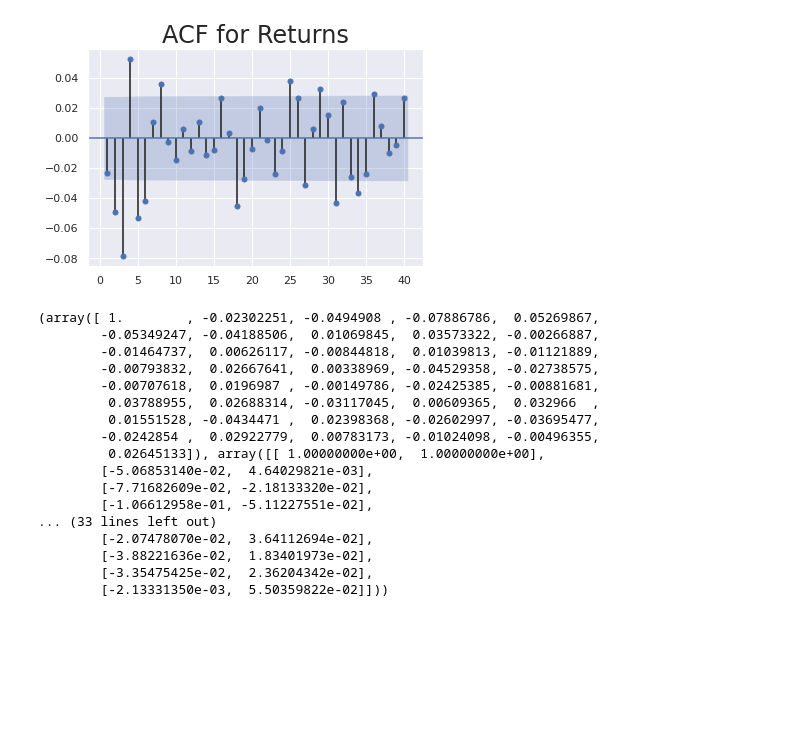
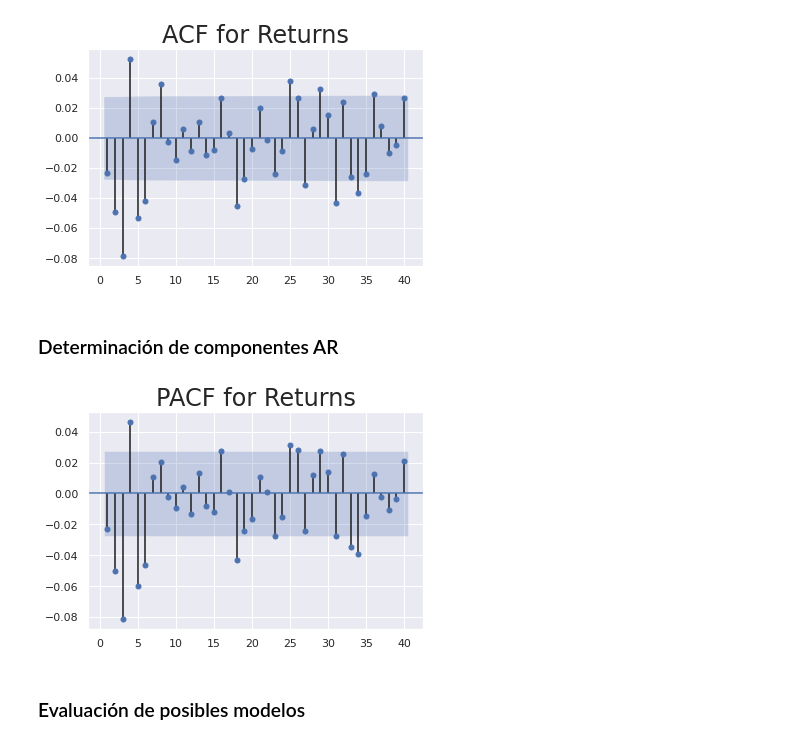
Before and after one commit to cccg8105/notebook_AD, a Jupyter notebook: template Series temporales/ARMA.ipynb, the cells around one changed output. Drawn from its saved outputs; the diff is of its cells as text; code cells hidden in the pictures; blank space fills up the shorter version.

```diff
--- a/template Series temporales/ARMA.ipynb
+++ b/template Series temporales/ARMA.ipynb
@@ -138,23 +168,3 @@ plt.title("ACF for Returns",size=24)
 plt.show()
 # %% [output]
 [figure]
-# %%
-sgt.acf(df.returns[1:], unbiased=True, alpha=.05, nlags=nroRetrasos, fft=False)
-# %% [output]
-(array([ 1.        , -0.02302251, -0.0494908 , -0.07886786,  0.05269867,
-        -0.05349247, -0.04188506,  0.01069845,  0.03573322, -0.00266887,
-        -0.01464737,  0.00626117, -0.00844818,  0.01039813, -0.01121889,
-        -0.00793832,  0.02667641,  0.00338969, -0.04529358, -0.02738575,
-        -0.00707618,  0.0196987 , -0.00149786, -0.02425385, -0.00881681,
-         0.03788955,  0.02688314, -0.03117045,  0.00609365,  0.032966  ,
-         0.01551528, -0.0434471 ,  0.02398368, -0.02602997, -0.03695477,
-        -0.0242854 ,  0.02922779,  0.00783173, -0.01024098, -0.00496355,
-         0.02645133]), array([[ 1.00000000e+00,  1.00000000e+00],
-        [-5.06853140e-02,  4.64029821e-03],
-        [-7.71682609e-02, -2.18133320e-02],
-        [-1.06612958e-01, -5.11227551e-02],
-... (33 lines left out)
-        [-2.07478070e-02,  3.64112694e-02],
-        [-3.88221636e-02,  1.83401973e-02],
-        [-3.35475425e-02,  2.36204342e-02],
-        [-2.13331350e-03,  5.50359822e-02]]))
@@ -160,0 +173,8 @@ sgt.acf(df.returns[1:], unbiased=True, alpha=.05, nlags=nroRetrasos, fft=False)
+# %% [markdown]
+### Determinación de componentes AR
+# %%
+sgt.plot_pacf(df.returns[1:], zero = False, lags = nroRetrasos, method='ols')
+plt.title("PACF for Returns",size=24)
+plt.show()
+# %% [output]
+[figure, added]
@@ -160,0 +183,2 @@ sgt.acf(df.returns[1:], unbiased=True, alpha=.05, nlags=nroRetrasos, fft=False)
+# %% [markdown]
+### Evaluación de posibles modelos
```
Also changed, not shown: parts of 15 cells of this notebook.
